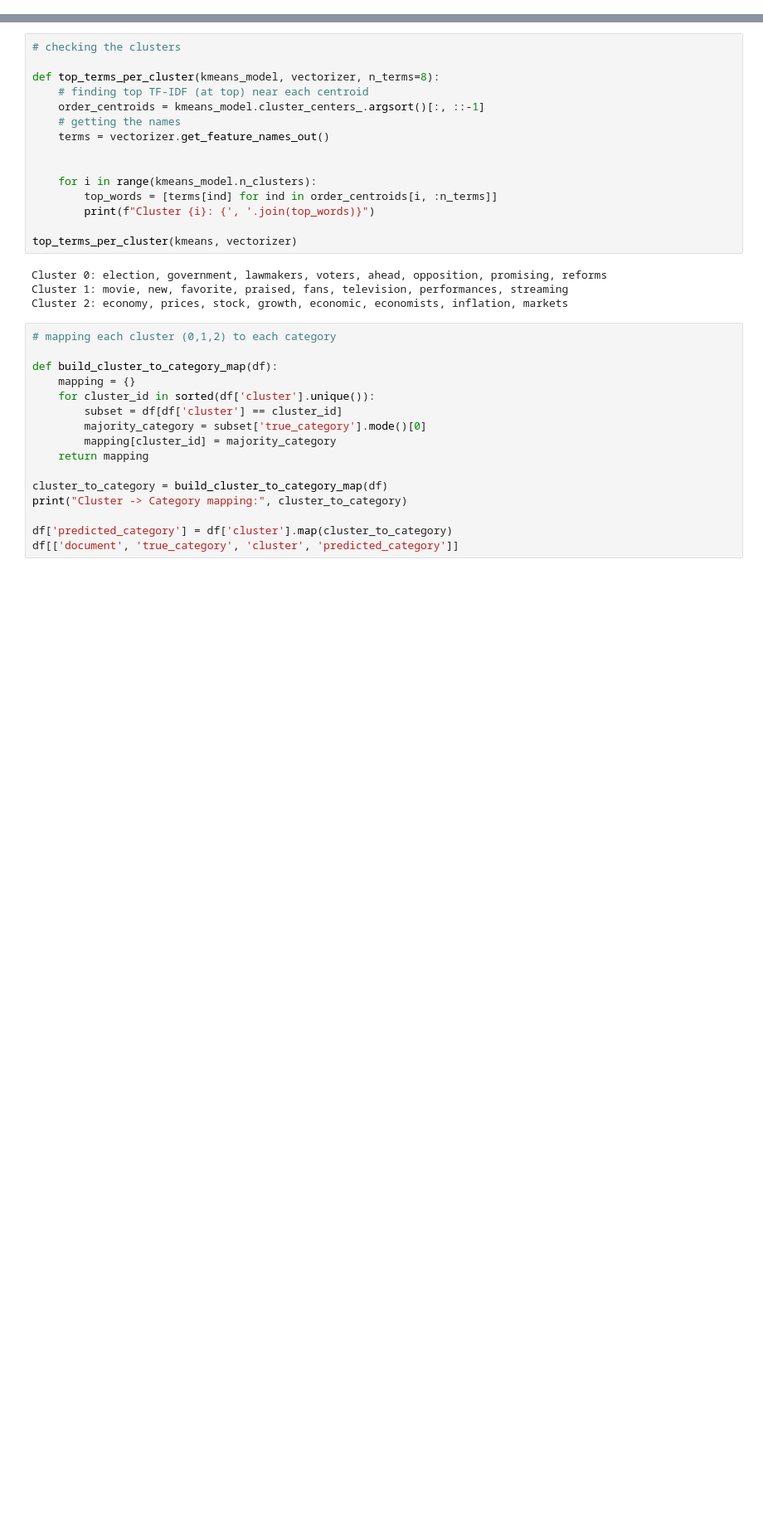
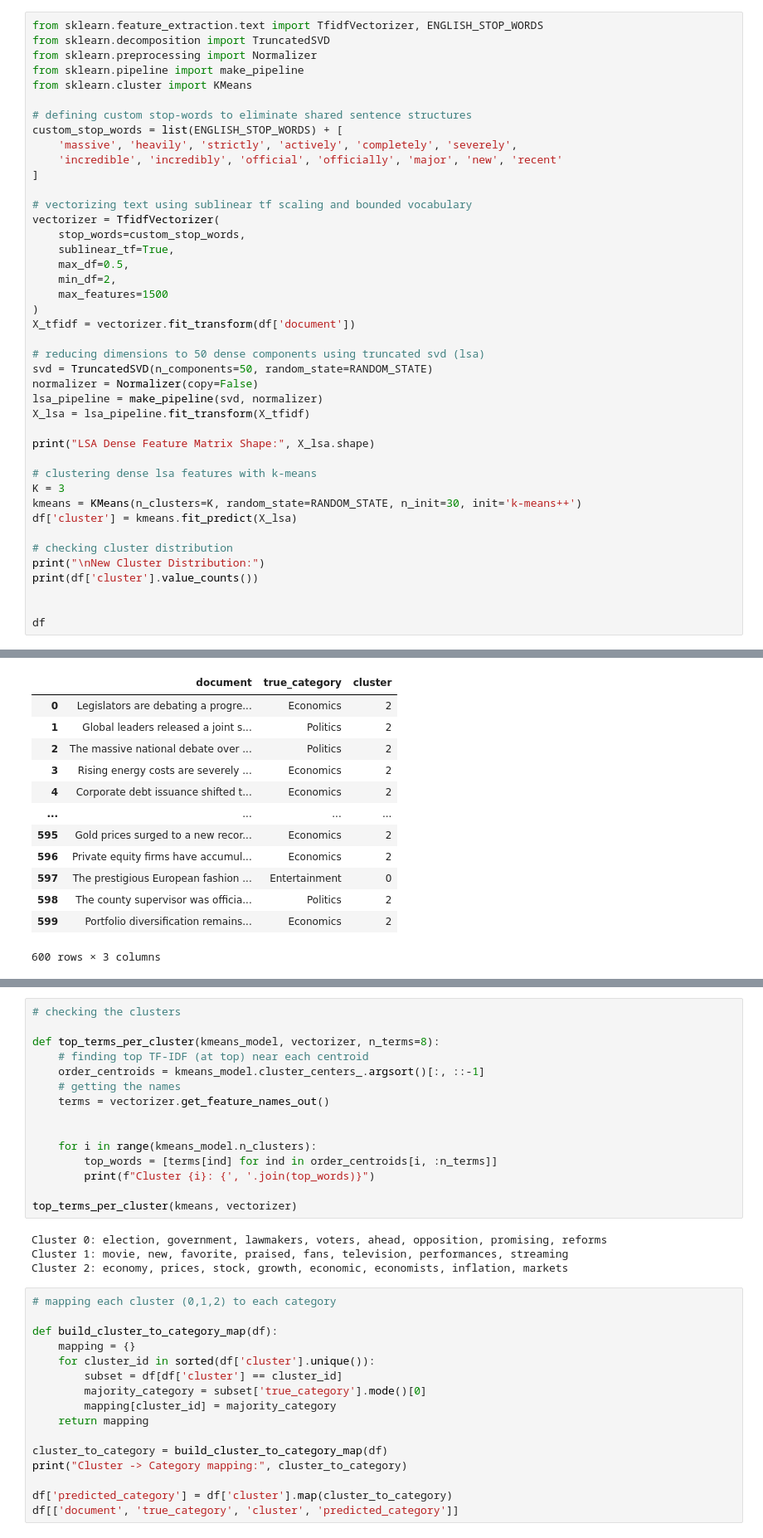
Before and after one commit to sanjiv576/Server-Vertical-Search-Engine, a Jupyter notebook: testing/clustering_test.ipynb, the cells around one changed output, grey strips where cells are left out. Shown at 83% size. Drawn from its saved outputs; the diff is of its cells as text; blank space fills up the shorter version.

```diff
--- a/testing/clustering_test.ipynb
+++ b/testing/clustering_test.ipynb
@@ -122,0 +865,43 @@ df
+# %%
+from sklearn.feature_extraction.text import TfidfVectorizer, ENGLISH_STOP_WORDS
+from sklearn.decomposition import TruncatedSVD
+from sklearn.preprocessing import Normalizer
+from sklearn.pipeline import make_pipeline
+from sklearn.cluster import KMeans
+
+# defining custom stop-words to eliminate shared sentence structures
+custom_stop_words = list(ENGLISH_STOP_WORDS) + [
+    'massive', 'heavily', 'strictly', 'actively', 'completely', 'severely',
+    'incredible', 'incredibly', 'official', 'officially', 'major', 'new', 'recent'
+]
+
+# vectorizing text using sublinear tf scaling and bounded vocabulary
+vectorizer = TfidfVectorizer(
+    stop_words=custom_stop_words,
+    sublinear_tf=True,
+    max_df=0.5,
+    min_df=2,
+    max_features=1500
+)
+X_tfidf = vectorizer.fit_transform(df['document'])
+
+# reducing dimensions to 50 dense components using truncated svd (lsa)
+svd = TruncatedSVD(n_components=50, random_state=RANDOM_STATE)
+normalizer = Normalizer(copy=False)
+lsa_pipeline = make_pipeline(svd, normalizer)
+X_lsa = lsa_pipeline.fit_transform(X_tfidf)
+
+print("LSA Dense Feature Matrix Shape:", X_lsa.shape)
+
+# clustering dense lsa features with k-means
+K = 3
+kmeans = KMeans(n_clusters=K, random_state=RANDOM_STATE, n_init=30, init='k-means++')
+df['cluster'] = kmeans.fit_predict(X_lsa)
+
+# checking cluster distribution
+print("\nNew Cluster Distribution:")
+print(df['cluster'].value_counts())
+
+
+df
+# %% [output]
@@ -122,0 +916,13 @@ df
+|  | document | true_category | cluster |
+| 0 | Legislators are debating a progre... | Economics | 2 |
+| 1 | Global leaders released a joint s... | Politics | 2 |
+| 2 | The massive national debate over ... | Politics | 2 |
+| 3 | Rising energy costs are severely ... | Economics | 2 |
+| 4 | Corporate debt issuance shifted t... | Economics | 2 |
+| ... | ... | ... | ... |
+| 595 | Gold prices surged to a new recor... | Economics | 2 |
+| 596 | Private equity firms have accumul... | Economics | 2 |
+| 597 | The prestigious European fashion ... | Entertainment | 0 |
+| 598 | The county supervisor was officia... | Politics | 2 |
+| 599 | Portfolio diversification remains... | Economics | 2 |
+600 rows × 3 columns
```
Also changed, not shown: parts of 11 cells of this notebook.
